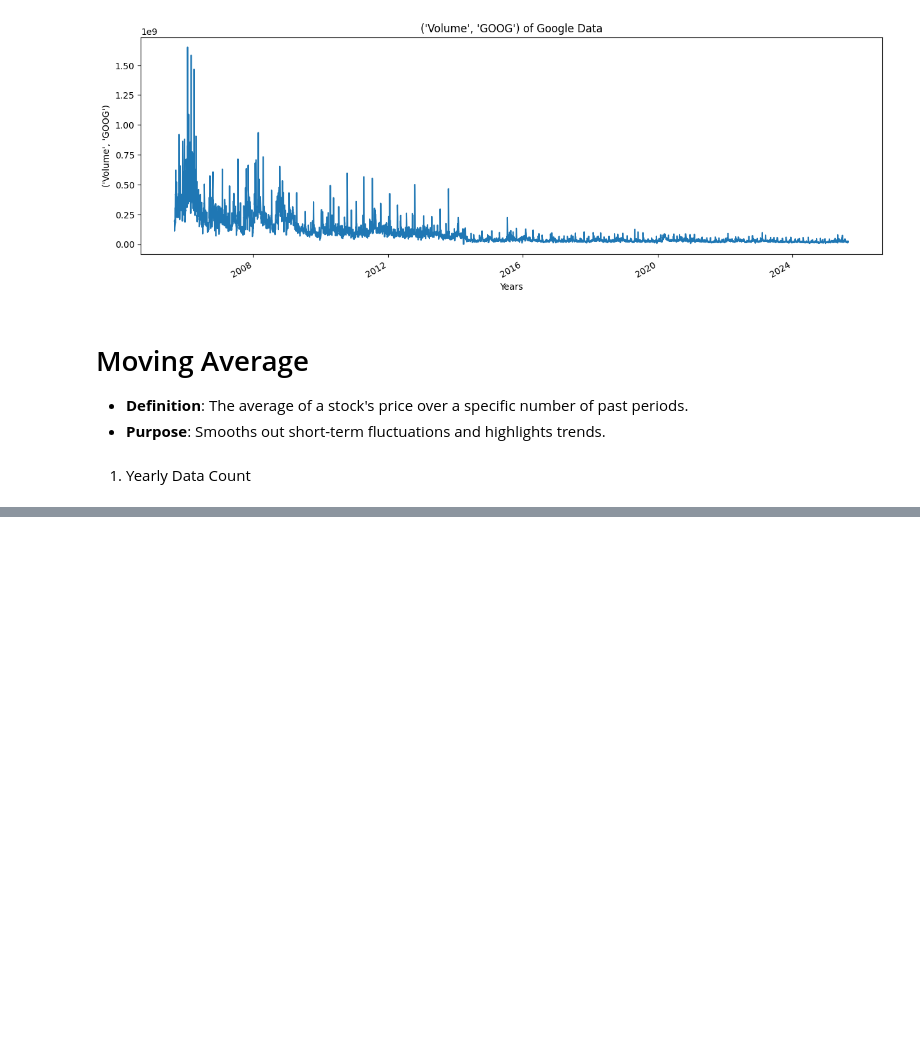
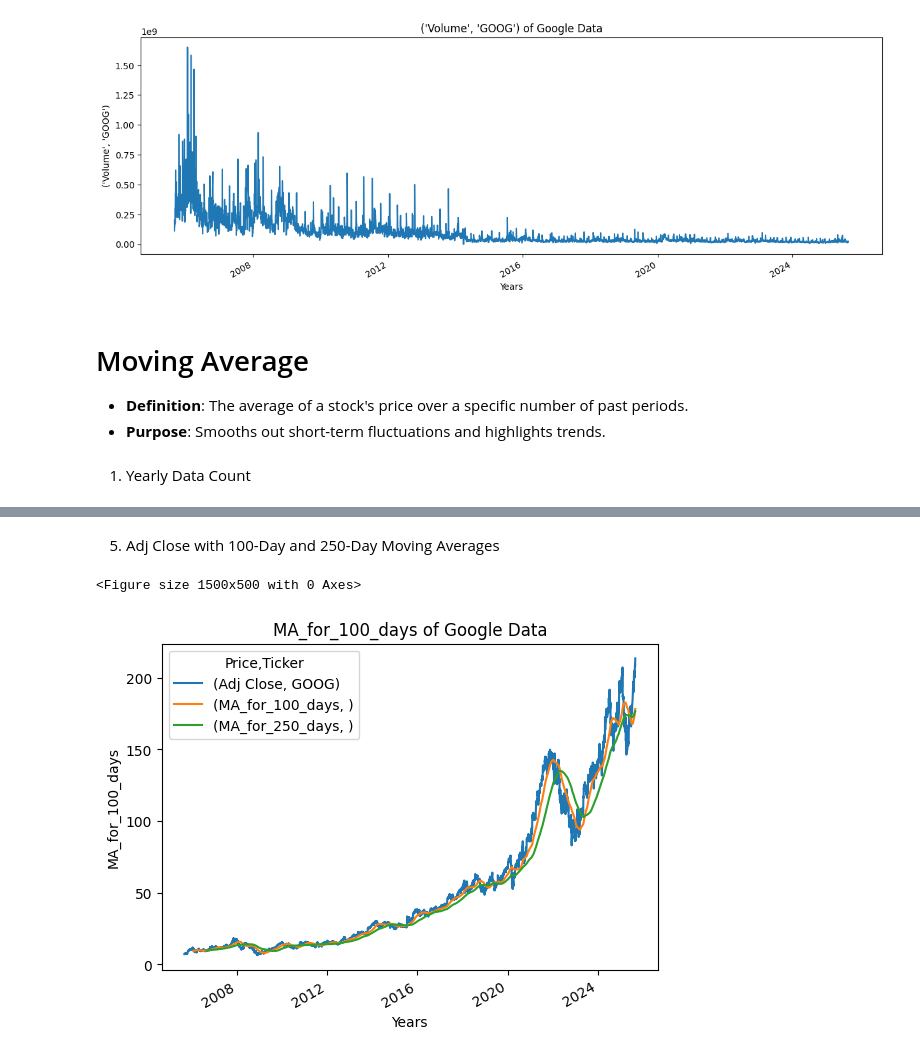
Before and after one commit to SundeepChaluvadi/Stock-Price-Prediction-model, a Jupyter notebook: prediction_model.ipynb, the cells around one changed output, grey strips where cells are left out. Drawn from its saved outputs; the diff is of its cells as text; code cells hidden in the pictures; blank space fills up the shorter version.

```diff
--- a/prediction_model.ipynb
+++ b/prediction_model.ipynb
@@ -184,0 +242,7 @@ for year in years:
+# %% [markdown]
+5. Adj Close with 100-Day and 250-Day Moving Averages
+# %%
+plot_graph((15,5), google_data[['Adj Close', 'MA_for_100_days', 'MA_for_250_days']], 'MA_for_100_days')
+# %% [output]
+<Figure size 1500x500 with 0 Axes>
+[figure, added]
```
Also changed, not shown: parts of 16 cells of this notebook.
